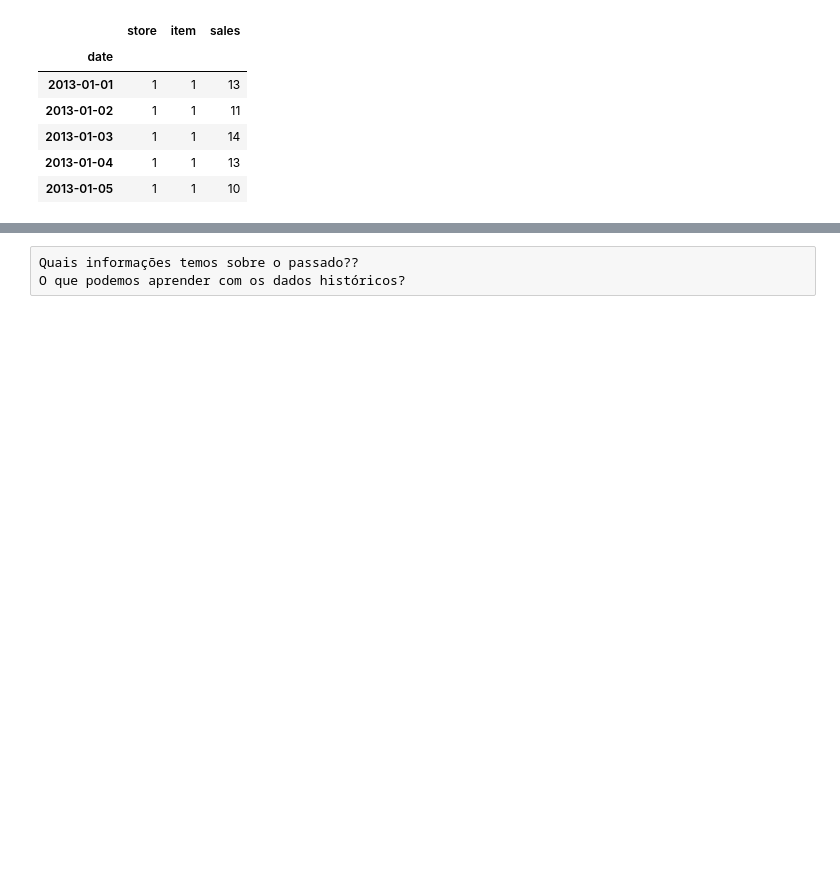
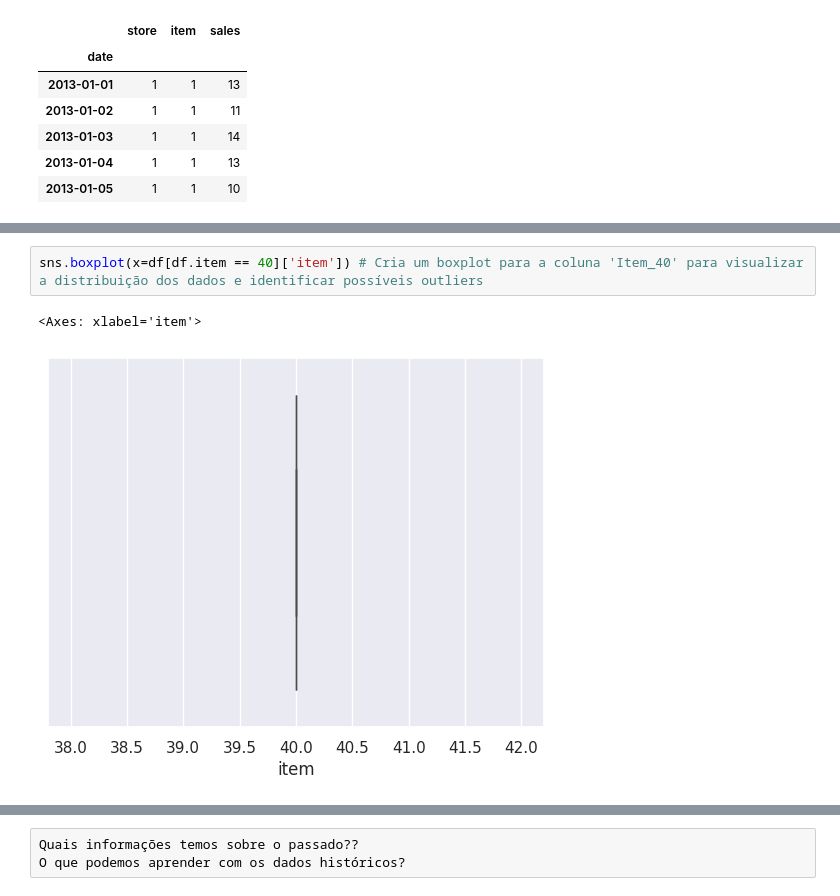
Before and after one commit to Ranilira/S-ries-Temporais-com-Redes-Neurais, a Jupyter notebook: Aula.ipynb, the cells around one changed output, grey strips where cells are left out. Saved outputs shown, nothing was run; the diff lists cells and outputs as text; blank space fills up the shorter version.

```diff
--- a/Aula.ipynb
+++ b/Aula.ipynb
@@ -113,0 +114,5 @@ ModuleNotFoundError: No module named 'statsmodels'
+# %%
+sns.boxplot(x=df[df.item == 40]['item']) # Cria um boxplot para a coluna 'Item_40' para visualizar a distribuição dos dados e identificar possíveis outliers
+# %% [output]
+<Axes: xlabel='item'>
+[figure, added]
```
Also changed, not shown: parts of 8 cells of this notebook.
